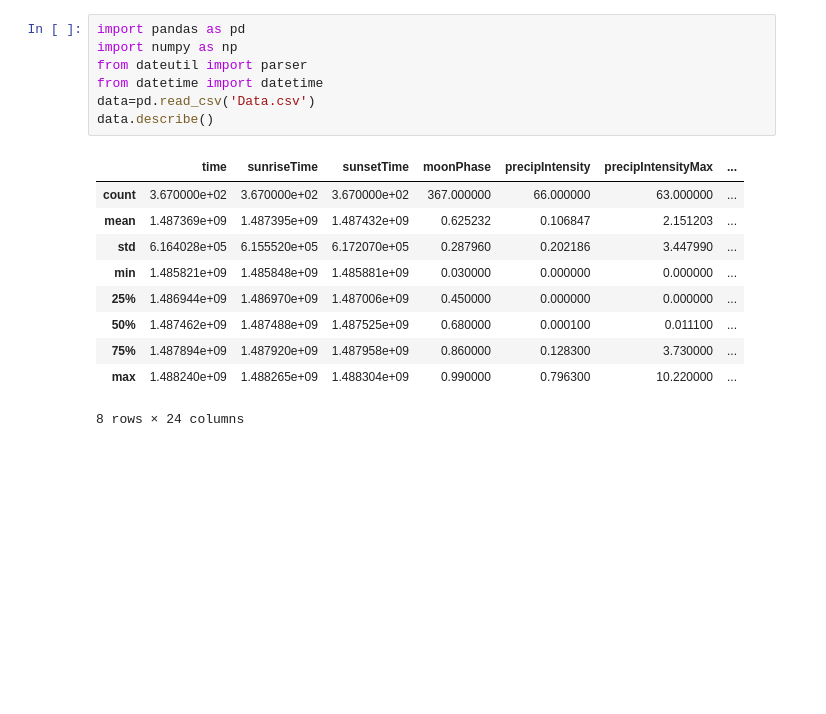
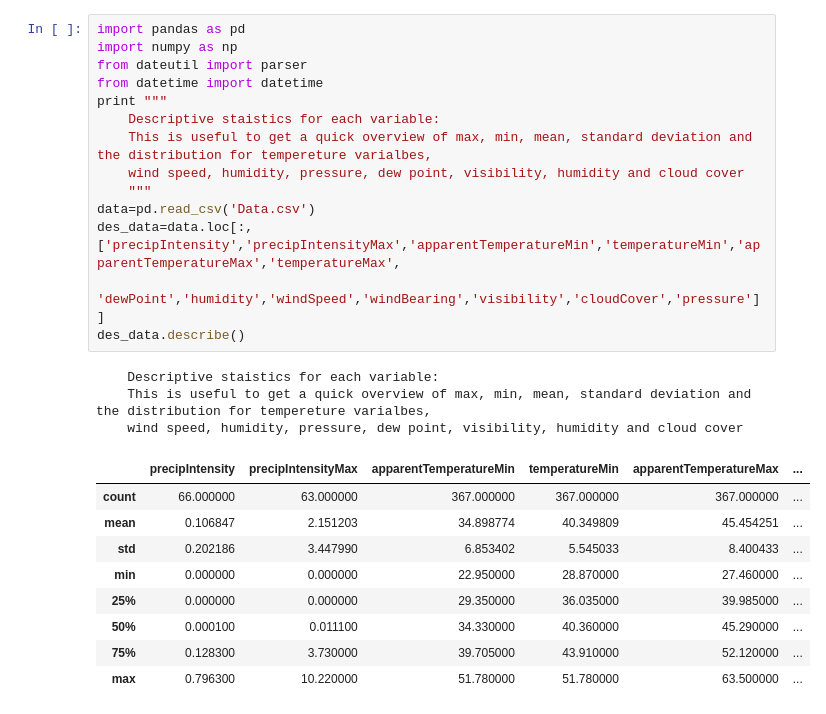
Before and after one commit to abhisekhpatra/task-2, a Jupyter notebook: weather_explore.ipynb, the cells around one changed output. Cells and saved outputs as stored; diff of their text form; blank space fills up the shorter version.

```diff
--- a/weather_explore.ipynb
+++ b/weather_explore.ipynb
@@ -51,18 +174,27 @@ s
 # %%
 import pandas as pd
 import numpy as np
 from dateutil import parser
 from datetime import datetime
+print """
+    Descriptive staistics for each variable:
+    This is useful to get a quick overview of max, min, mean, standard deviation and the distribution for tempereture varialbes,
+    wind speed, humidity, pressure, dew point, visibility, humidity and cloud cover
+    """
 data=pd.read_csv('Data.csv')
-data.describe()
+des_data=data.loc[:,['precipIntensity','precipIntensityMax','apparentTemperatureMin','temperatureMin','apparentTemperatureMax','temperatureMax',
+                    'dewPoint','humidity','windSpeed','windBearing','visibility','cloudCover','pressure']]
+des_data.describe()
 # %% [output]
+    Descriptive staistics for each variable:
+    This is useful to get a quick overview of max, min, mean, standard deviation and the distribution for tempereture varialbes,
+    wind speed, humidity, pressure, dew point, visibility, humidity and cloud cover
-|  | time | sunriseTime | sunsetTime | moonPhase | precipIntensity | precipIntensityMax | ... |
-| count | 3.670000e+02 | 3.670000e+02 | 3.670000e+02 | 367.000000 | 66.000000 | 63.000000 | ... |
-| mean | 1.487369e+09 | 1.487395e+09 | 1.487432e+09 | 0.625232 | 0.106847 | 2.151203 | ... |
-| std | 6.164028e+05 | 6.155520e+05 | 6.172070e+05 | 0.287960 | 0.202186 | 3.447990 | ... |
-| min | 1.485821e+09 | 1.485848e+09 | 1.485881e+09 | 0.030000 | 0.000000 | 0.000000 | ... |
-| 25% | 1.486944e+09 | 1.486970e+09 | 1.487006e+09 | 0.450000 | 0.000000 | 0.000000 | ... |
-| 50% | 1.487462e+09 | 1.487488e+09 | 1.487525e+09 | 0.680000 | 0.000100 | 0.011100 | ... |
-| 75% | 1.487894e+09 | 1.487920e+09 | 1.487958e+09 | 0.860000 | 0.128300 | 3.730000 | ... |
-| max | 1.488240e+09 | 1.488265e+09 | 1.488304e+09 | 0.990000 | 0.796300 | 10.220000 | ... |
+|  | precipIntensity | precipIntensityMax | apparentTemperatureMin | temperatureMin | apparentTemperatureMax | ... |
+| count | 66.000000 | 63.000000 | 367.000000 | 367.000000 | 367.000000 | ... |
+| mean | 0.106847 | 2.151203 | 34.898774 | 40.349809 | 45.454251 | ... |
+| std | 0.202186 | 3.447990 | 6.853402 | 5.545033 | 8.400433 | ... |
+| min | 0.000000 | 0.000000 | 22.950000 | 28.870000 | 27.460000 | ... |
+| 25% | 0.000000 | 0.000000 | 29.350000 | 36.035000 | 39.985000 | ... |
+| 50% | 0.000100 | 0.011100 | 34.330000 | 40.360000 | 45.290000 | ... |
+| 75% | 0.128300 | 3.730000 | 39.705000 | 43.910000 | 52.120000 | ... |
+| max | 0.796300 | 10.220000 | 51.780000 | 51.780000 | 63.500000 | ... |
-8 rows × 24 columns
```
Also changed, not shown: parts of 15 cells of this notebook, 4 other files.
